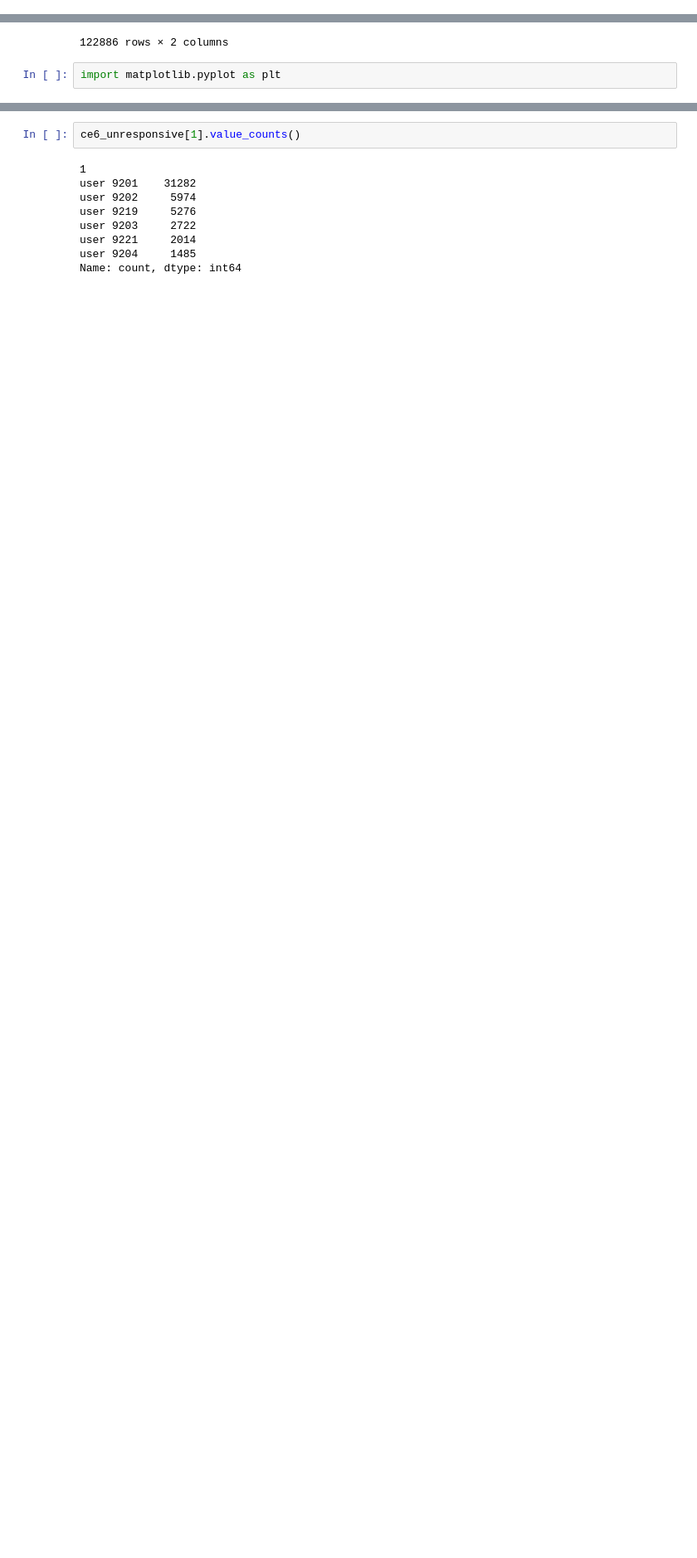
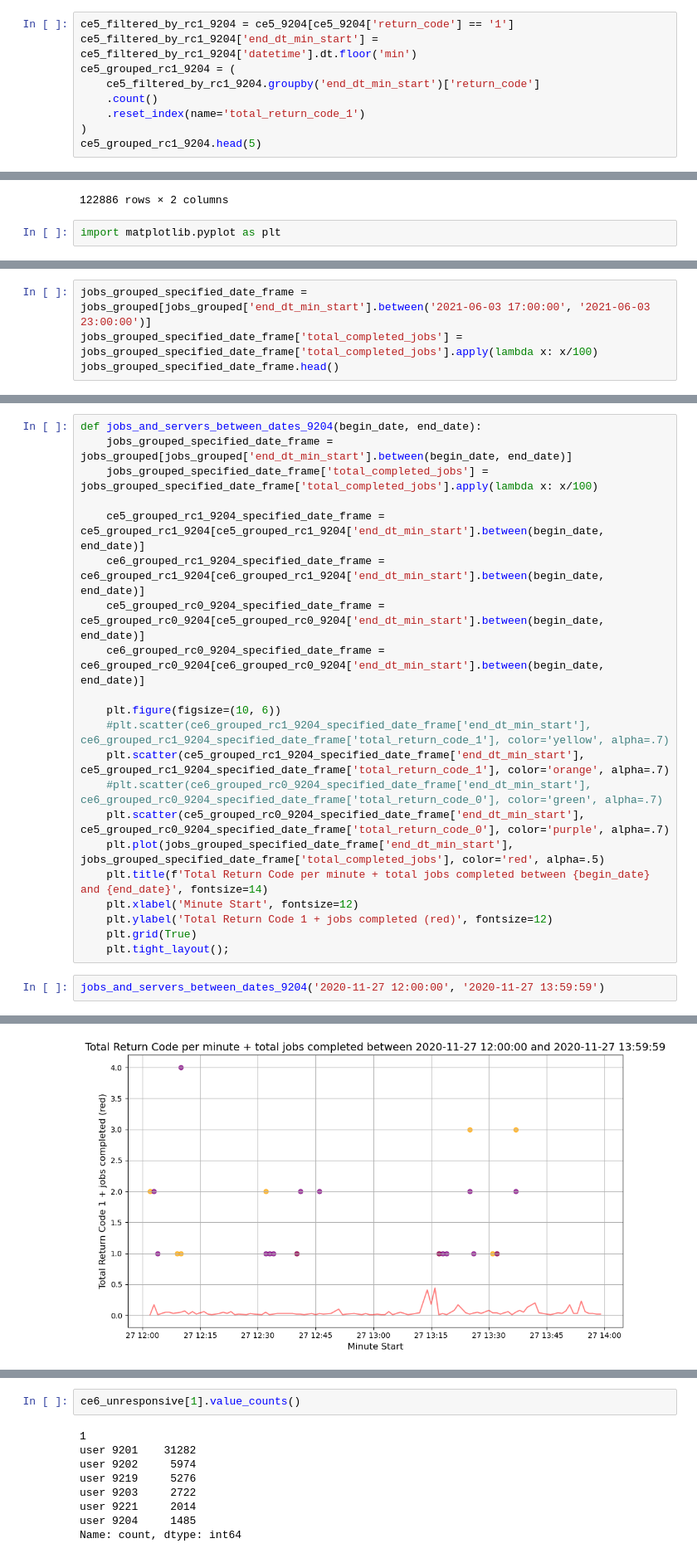
Before and after one commit to nss-data-science-cohort-8/accre-sweet-potato-casserole, a Jupyter notebook: notebooks/AIBranch.ipynb, the cells around one changed output, grey strips where cells are left out. Shown: that part at 83% size. Saved outputs shown, nothing was run; the diff lists cells and outputs as text; blank space fills up the shorter version.

```diff
--- a/notebooks/AIBranch.ipynb
+++ b/notebooks/AIBranch.ipynb
@@ -316,0 +477,9 @@ Name: count, dtype: int64
+# %%
+ce5_filtered_by_rc1_9204 = ce5_9204[ce5_9204['return_code'] == '1']
+ce5_filtered_by_rc1_9204['end_dt_min_start'] = ce5_filtered_by_rc1_9204['datetime'].dt.floor('min')
+ce5_grouped_rc1_9204 = (
+    ce5_filtered_by_rc1_9204.groupby('end_dt_min_start')['return_code']
+    .count()
+    .reset_index(name='total_return_code_1')
+)
+ce5_grouped_rc1_9204.head(5)
@@ -355,0 +617,4 @@ import matplotlib.pyplot as plt
+# %%
+jobs_grouped_specified_date_frame = jobs_grouped[jobs_grouped['end_dt_min_start'].between('2021-06-03 17:00:00', '2021-06-03 23:00:00')]
+jobs_grouped_specified_date_frame['total_completed_jobs'] = jobs_grouped_specified_date_frame['total_completed_jobs'].apply(lambda x: x/100)
+jobs_grouped_specified_date_frame.head()
@@ -355,0 +633,24 @@ import matplotlib.pyplot as plt
+# %%
+def jobs_and_servers_between_dates_9204(begin_date, end_date):
+    jobs_grouped_specified_date_frame = jobs_grouped[jobs_grouped['end_dt_min_start'].between(begin_date, end_date)]
+    jobs_grouped_specified_date_frame['total_completed_jobs'] = jobs_grouped_specified_date_frame['total_completed_jobs'].apply(lambda x: x/100)
+
+    ce5_grouped_rc1_9204_specified_date_frame = ce5_grouped_rc1_9204[ce5_grouped_rc1_9204['end_dt_min_start'].between(begin_date, end_date)]
+    ce6_grouped_rc1_9204_specified_date_frame = ce6_grouped_rc1_9204[ce6_grouped_rc1_9204['end_dt_min_start'].between(begin_date, end_date)]
+    ce5_grouped_rc0_9204_specified_date_frame = ce5_grouped_rc0_9204[ce5_grouped_rc0_9204['end_dt_min_start'].between(begin_date, end_date)]
+    ce6_grouped_rc0_9204_specified_date_frame = ce6_grouped_rc0_9204[ce6_grouped_rc0_9204['end_dt_min_start'].between(begin_date, end_date)]
+
+    plt.figure(figsize=(10, 6))
+    #plt.scatter(ce6_grouped_rc1_9204_specified_date_frame['end_dt_min_start'], ce6_grouped_rc1_9204_specified_date_frame['total_return_code_1'], color='yellow', alpha=.7)
+    plt.scatter(ce5_grouped_rc1_9204_specified_date_frame['end_dt_min_start'], ce5_grouped_rc1_9204_specified_date_frame['total_return_code_1'], color='orange', alpha=.7)
+    #plt.scatter(ce6_grouped_rc0_9204_specified_date_frame['end_dt_min_start'], ce6_grouped_rc0_9204_specified_date_frame['total_return_code_0'], color='green', alpha=.7)
+    plt.scatter(ce5_grouped_rc0_9204_specified_date_frame['end_dt_min_start'], ce5_grouped_rc0_9204_specified_date_frame['total_return_code_0'], color='purple', alpha=.7)
+    plt.plot(jobs_grouped_specified_date_frame['end_dt_min_start'], jobs_grouped_specified_date_frame['total_completed_jobs'], color='red', alpha=.5)
+    plt.title(f'Total Return Code per minute + total jobs completed between {begin_date} and {end_date}', fontsize=14)
+    plt.xlabel('Minute Start', fontsize=12)
+    plt.ylabel('Total Return Code 1 + jobs completed (red)', fontsize=12)
+    plt.grid(True)
+    plt.tight_layout();
+# %%
+jobs_and_servers_between_dates_9204('2020-11-27 12:00:00', '2020-11-27 13:59:59')
+# %% [output]
@@ -355,0 +662 @@ import matplotlib.pyplot as plt
+[figure, added]
```
Also changed, not shown: parts of 44 cells of this notebook.
